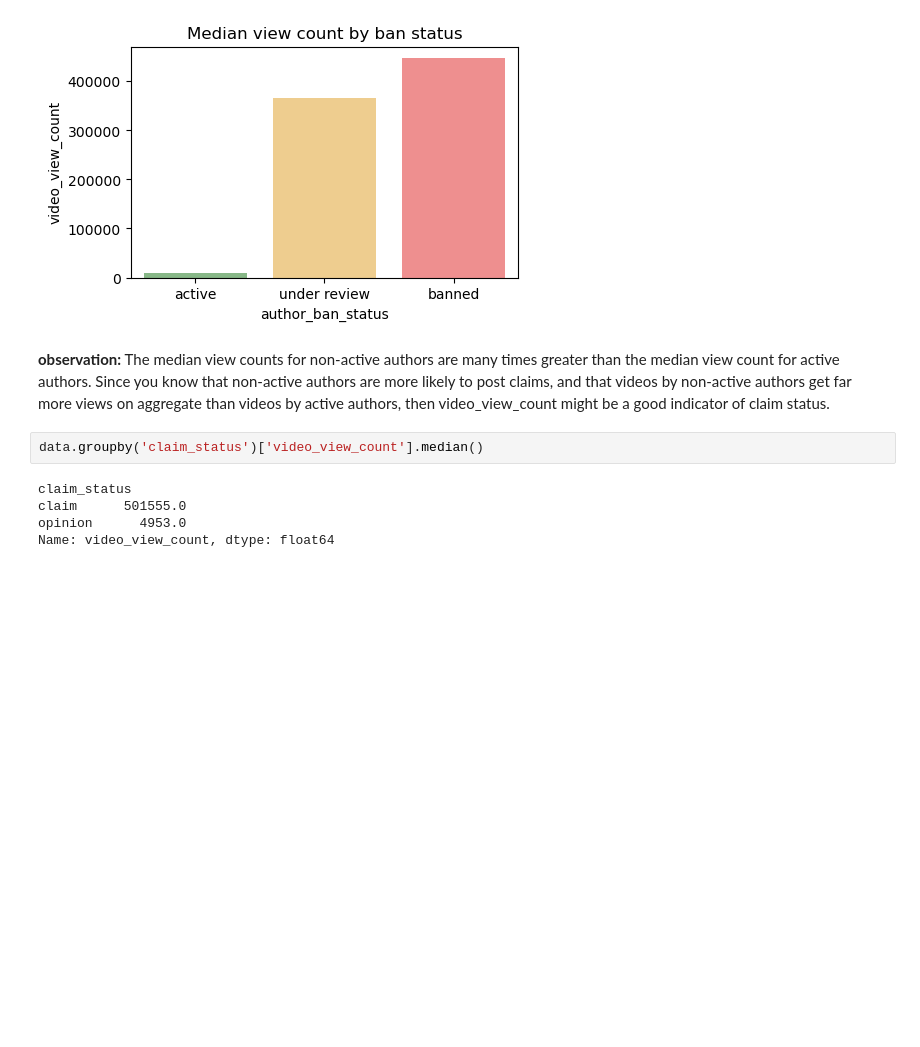
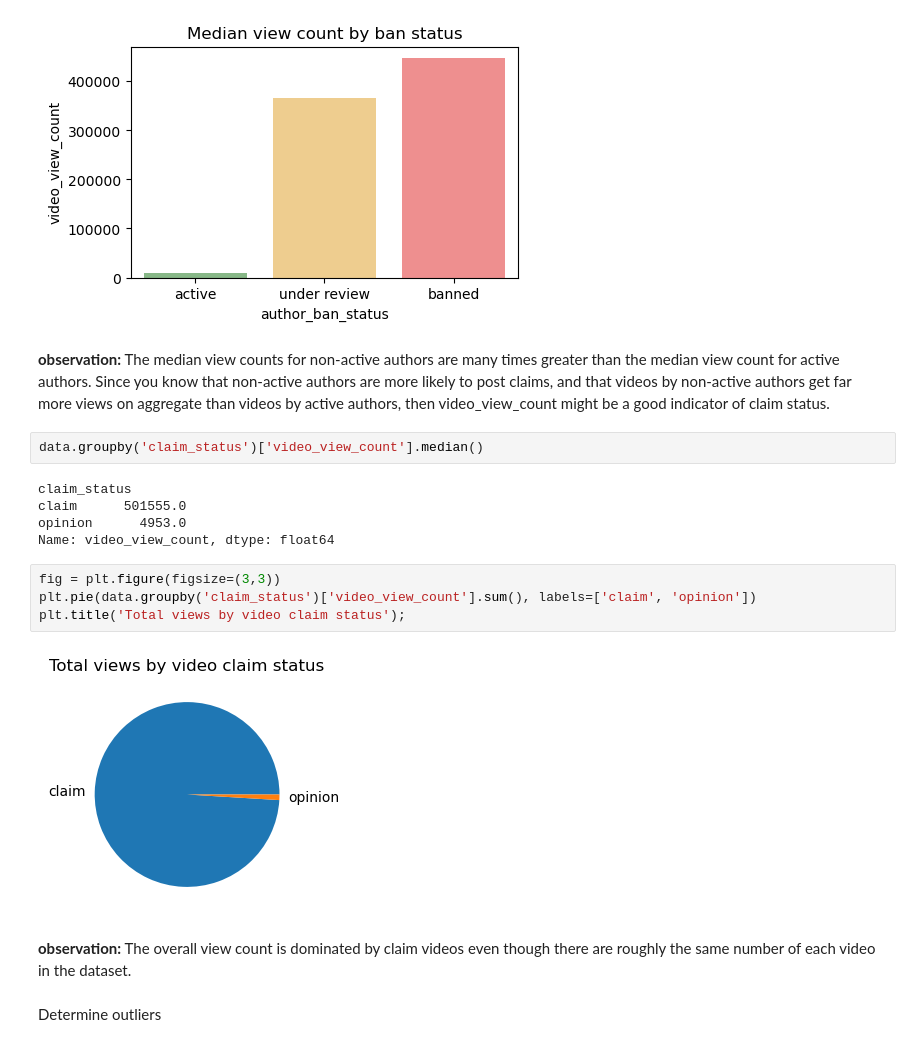
Before and after one commit to Mustafa777Xo/TikTok, a Jupyter notebook: tiktok_classfication.ipynb, the cells around one changed output. Cells and saved outputs as stored; diff of their text form; blank space fills up the shorter version.

```diff
--- a/tiktok_classfication.ipynb
+++ b/tiktok_classfication.ipynb
@@ -317,3 +317,13 @@ claim_status
 claim      501555.0
 opinion      4953.0
 Name: video_view_count, dtype: float64
+# %%
+fig = plt.figure(figsize=(3,3))
+plt.pie(data.groupby('claim_status')['video_view_count'].sum(), labels=['claim', 'opinion'])
+plt.title('Total views by video claim status');
+# %% [output]
+[figure, added]
+# %% [markdown]
+**observation:** The overall view count is dominated by claim videos even though there are roughly the same number of each video in the dataset.
+# %% [markdown]
+Determine outliers
```
Also changed, not shown: parts of 3 cells of this notebook.
